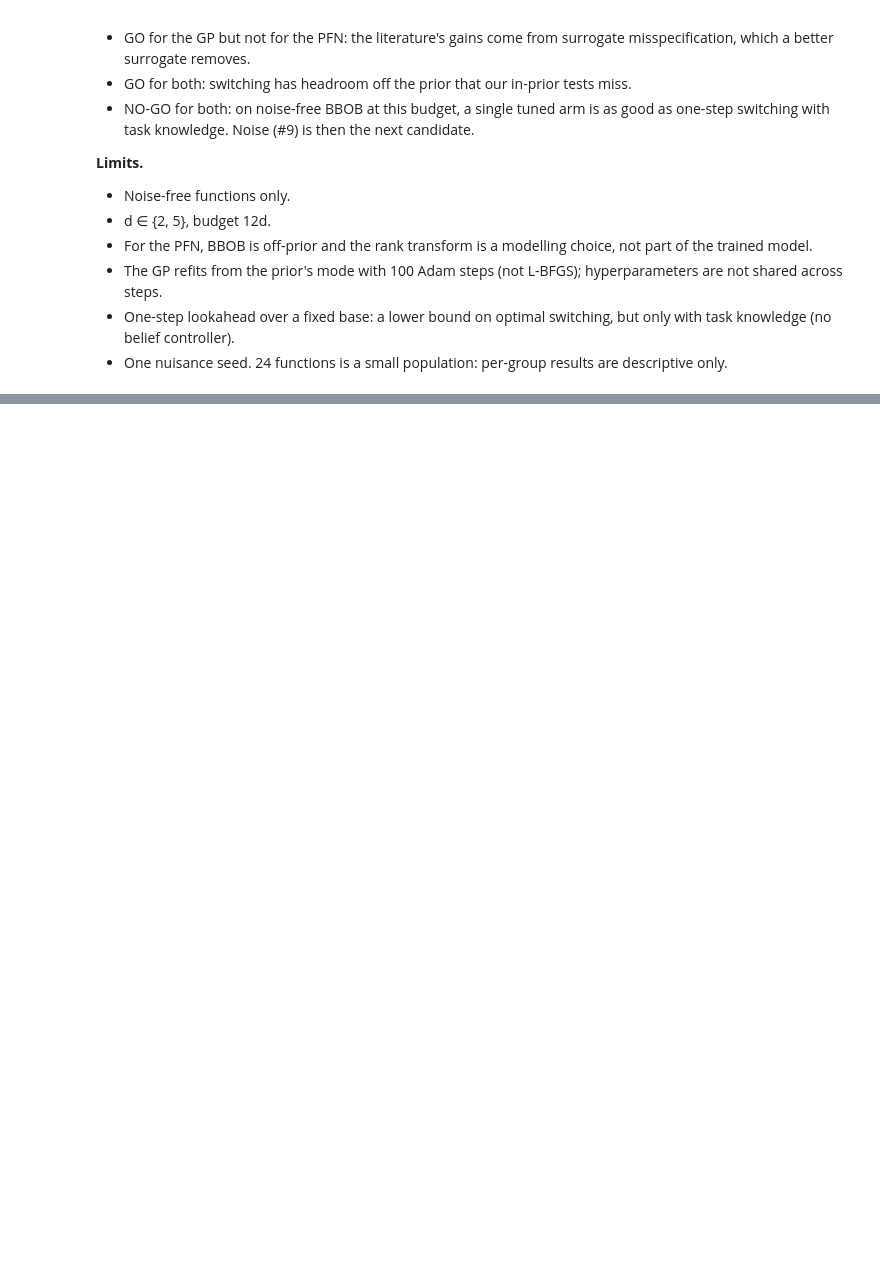
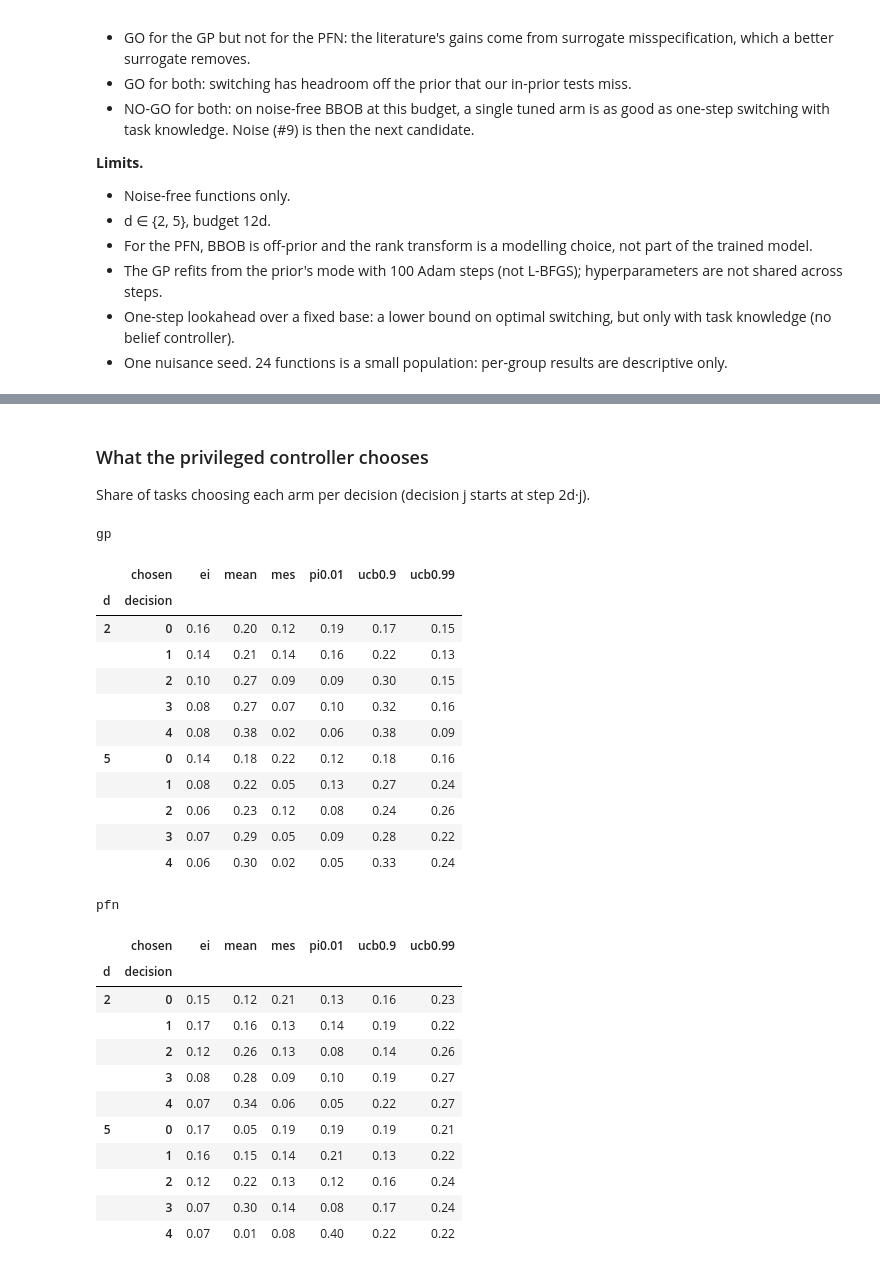
Before and after one commit to timruhkopf/anytime-acquisition, a Jupyter notebook: notebooks/04_2026-10-22_bbob_switching.ipynb, the cells around one changed output, grey strips where cells are left out. Drawn from its saved outputs; the diff is of its cells as text; code cells hidden in the pictures; blank space fills up the shorter version.

```diff
--- a/notebooks/04_2026-10-22_bbob_switching.ipynb
+++ b/notebooks/04_2026-10-22_bbob_switching.ipynb
@@ -85,0 +463,38 @@ The GO / NO-GO criterion from the description, evaluated, in one line. Record it
+# %% [markdown]
+### What the privileged controller chooses
+
+Share of tasks choosing each arm per decision (decision j starts at step 2d·j).
+# %%
+for s, snap in conf.items():
+    runs = snap.runs.set_index("member")
+    dec = snap.table("decisions").assign(d=lambda x: x.member.map(column(snap, "task.d").set_axis(snap.runs.member)),
+                                          method=lambda x: x.member.map(column(snap, "task.method").set_axis(snap.runs.member)))
+    share = dec.loc[dec.method == "privileged"].groupby(["d", "decision"]).chosen.value_counts(normalize=True).unstack(fill_value=0)
+    print(s); display(share.round(2))
+# %% [output]
+gp
+|  | chosen | ei | mean | mes | pi0.01 | ucb0.9 | ucb0.99 |
+| d | decision |  |  |  |  |  |  |
+| 2 | 0 | 0.16 | 0.20 | 0.12 | 0.19 | 0.17 | 0.15 |
+|  | 1 | 0.14 | 0.21 | 0.14 | 0.16 | 0.22 | 0.13 |
+|  | 2 | 0.10 | 0.27 | 0.09 | 0.09 | 0.30 | 0.15 |
+|  | 3 | 0.08 | 0.27 | 0.07 | 0.10 | 0.32 | 0.16 |
+|  | 4 | 0.08 | 0.38 | 0.02 | 0.06 | 0.38 | 0.09 |
+| 5 | 0 | 0.14 | 0.18 | 0.22 | 0.12 | 0.18 | 0.16 |
+|  | 1 | 0.08 | 0.22 | 0.05 | 0.13 | 0.27 | 0.24 |
+|  | 2 | 0.06 | 0.23 | 0.12 | 0.08 | 0.24 | 0.26 |
+|  | 3 | 0.07 | 0.29 | 0.05 | 0.09 | 0.28 | 0.22 |
+|  | 4 | 0.06 | 0.30 | 0.02 | 0.05 | 0.33 | 0.24 |
+pfn
+|  | chosen | ei | mean | mes | pi0.01 | ucb0.9 | ucb0.99 |
+| d | decision |  |  |  |  |  |  |
+| 2 | 0 | 0.15 | 0.12 | 0.21 | 0.13 | 0.16 | 0.23 |
+|  | 1 | 0.17 | 0.16 | 0.13 | 0.14 | 0.19 | 0.22 |
+|  | 2 | 0.12 | 0.26 | 0.13 | 0.08 | 0.14 | 0.26 |
+|  | 3 | 0.08 | 0.28 | 0.09 | 0.10 | 0.19 | 0.27 |
+|  | 4 | 0.07 | 0.34 | 0.06 | 0.05 | 0.22 | 0.27 |
+| 5 | 0 | 0.17 | 0.05 | 0.19 | 0.19 | 0.19 | 0.21 |
+|  | 1 | 0.16 | 0.15 | 0.14 | 0.21 | 0.13 | 0.22 |
+|  | 2 | 0.12 | 0.22 | 0.13 | 0.12 | 0.16 | 0.24 |
+|  | 3 | 0.07 | 0.30 | 0.14 | 0.08 | 0.17 | 0.24 |
+|  | 4 | 0.07 | 0.01 | 0.08 | 0.40 | 0.22 | 0.22 |
```
Also changed, not shown: parts of 21 cells of this notebook, 17 other files.
